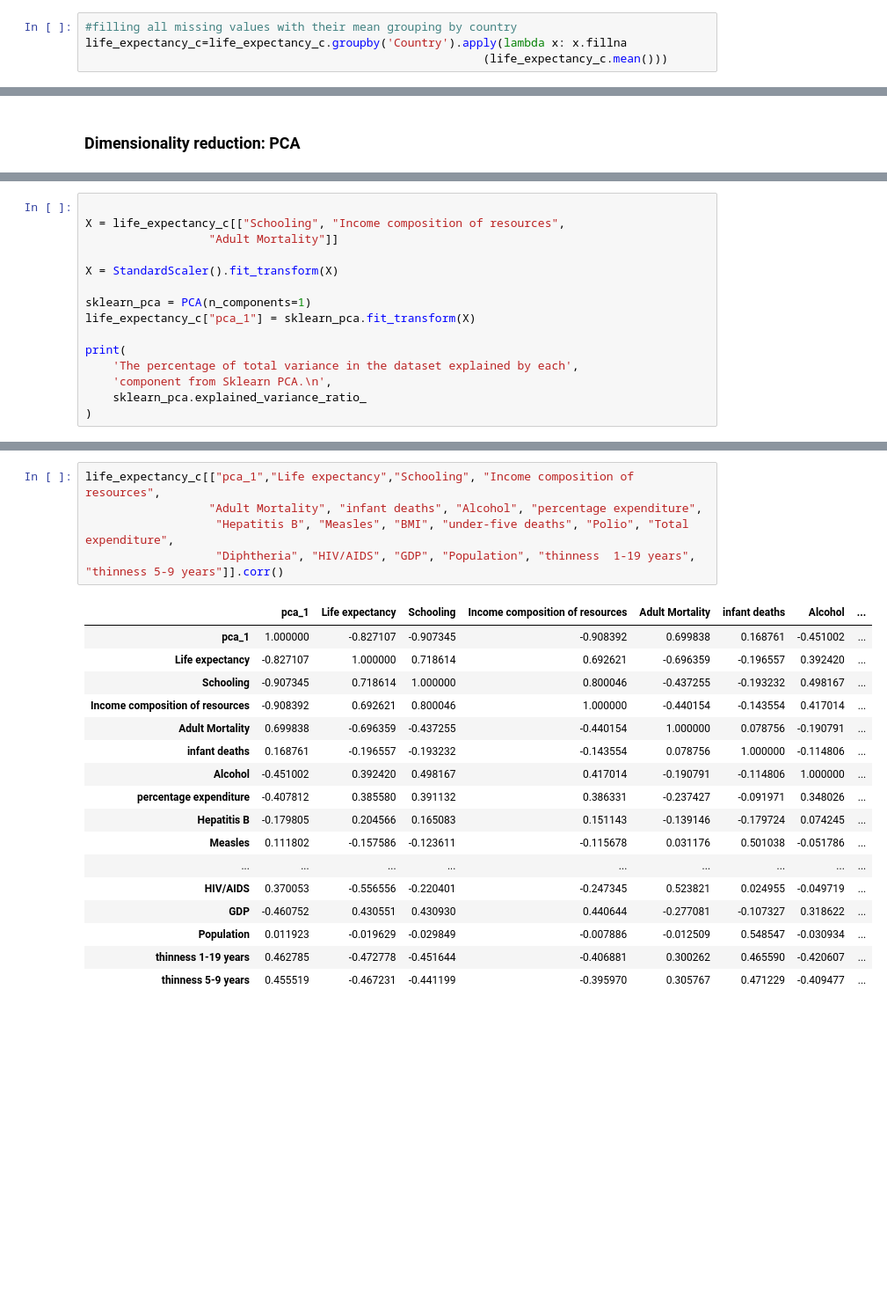
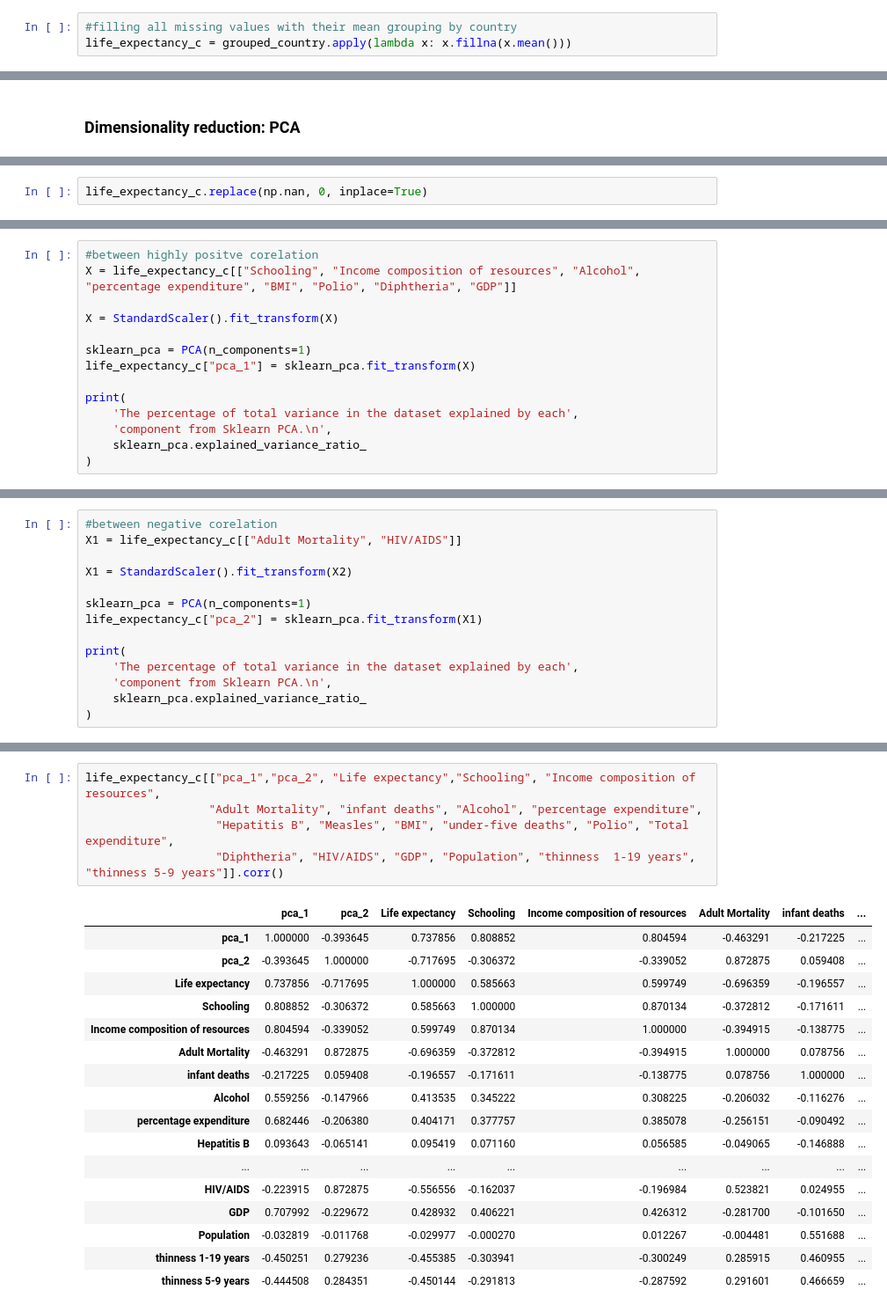
Before and after one commit to pspabhandari/EDA-challenge, a Jupyter notebook: EDA challenge.ipynb, the cells around one changed output, grey strips where cells are left out. Shown at 88% size. Drawn from its saved outputs; the diff is of its cells as text; blank space fills up the shorter version.

```diff
--- a/EDA challenge.ipynb
+++ b/EDA challenge.ipynb
@@ -228,4 +211,3 @@ life_expectancy_cg
 # %%
 #filling all missing values with their mean grouping by country
-life_expectancy_c=life_expectancy_c.groupby('Country').apply(lambda x: x.fillna
-                                                          (life_expectancy_c.mean()))
+life_expectancy_c = grouped_country.apply(lambda x: x.fillna(x.mean()))
@@ -1169,0 +1062,2 @@ plt.show()
+# %%
+life_expectancy_c.replace(np.nan, 0, inplace=True)
@@ -1191,7 +1107,6 @@ life_expectancy_c.corr()
 # %%
-
-X = life_expectancy_c[["Schooling", "Income composition of resources",
-                  "Adult Mortality"]]
+#between highly positve corelation
+X = life_expectancy_c[["Schooling", "Income composition of resources", "Alcohol", "percentage expenditure", "BMI", "Polio", "Diphtheria", "GDP"]]
 
 X = StandardScaler().fit_transform(X)
 
@@ -1208,0 +1124,14 @@ The percentage of total variance in the dataset explained by each component from
+# %%
+#between negative corelation
+X1 = life_expectancy_c[["Adult Mortality", "HIV/AIDS"]]
+
+X1 = StandardScaler().fit_transform(X2)
+
+sklearn_pca = PCA(n_components=1)
+life_expectancy_c["pca_2"] = sklearn_pca.fit_transform(X1)
+
+print(
+    'The percentage of total variance in the dataset explained by each',
+    'component from Sklearn PCA.\n',
+    sklearn_pca.explained_variance_ratio_
+)
@@ -1209,23 +1143,23 @@ The percentage of total variance in the dataset explained by each component from
 # %%
-life_expectancy_c[["pca_1","Life expectancy","Schooling", "Income composition of resources",
+life_expectancy_c[["pca_1","pca_2", "Life expectancy","Schooling", "Income composition of resources",
                   "Adult Mortality", "infant deaths", "Alcohol", "percentage expenditure",
                    "Hepatitis B", "Measles", "BMI", "under-five deaths", "Polio", "Total expenditure",
                    "Diphtheria", "HIV/AIDS", "GDP", "Population", "thinness  1-19 years", "thinness 5-9 years"]].corr()
 # %% [output]
-|  | pca_1 | Life expectancy | Schooling | Income composition of resources | Adult Mortality | infant deaths | Alcohol | ... |
-| pca_1 | 1.000000 | -0.827107 | -0.907345 | -0.908392 | 0.699838 | 0.168761 | -0.451002 | ... |
-| Life expectancy | -0.827107 | 1.000000 | 0.718614 | 0.692621 | -0.696359 | -0.196557 | 0.392420 | ... |
-| Schooling | -0.907345 | 0.718614 | 1.000000 | 0.800046 | -0.437255 | -0.193232 | 0.498167 | ... |
-| Income composition of resources | -0.908392 | 0.692621 | 0.800046 | 1.000000 | -0.440154 | -0.143554 | 0.417014 | ... |
-| Adult Mortality | 0.699838 | -0.696359 | -0.437255 | -0.440154 | 1.000000 | 0.078756 | -0.190791 | ... |
-| infant deaths | 0.168761 | -0.196557 | -0.193232 | -0.143554 | 0.078756 | 1.000000 | -0.114806 | ... |
-| Alcohol | -0.451002 | 0.392420 | 0.498167 | 0.417014 | -0.190791 | -0.114806 | 1.000000 | ... |
-| percentage expenditure | -0.407812 | 0.385580 | 0.391132 | 0.386331 | -0.237427 | -0.091971 | 0.348026 | ... |
-| Hepatitis B | -0.179805 | 0.204566 | 0.165083 | 0.151143 | -0.139146 | -0.179724 | 0.074245 | ... |
-| Measles | 0.111802 | -0.157586 | -0.123611 | -0.115678 | 0.031176 | 0.501038 | -0.051786 | ... |
+|  | pca_1 | pca_2 | Life expectancy | Schooling | Income composition of resources | Adult Mortality | infant deaths | ... |
+| pca_1 | 1.000000 | -0.393645 | 0.737856 | 0.808852 | 0.804594 | -0.463291 | -0.217225 | ... |
+| pca_2 | -0.393645 | 1.000000 | -0.717695 | -0.306372 | -0.339052 | 0.872875 | 0.059408 | ... |
+| Life expectancy | 0.737856 | -0.717695 | 1.000000 | 0.585663 | 0.599749 | -0.696359 | -0.196557 | ... |
+| Schooling | 0.808852 | -0.306372 | 0.585663 | 1.000000 | 0.870134 | -0.372812 | -0.171611 | ... |
+| Income composition of resources | 0.804594 | -0.339052 | 0.599749 | 0.870134 | 1.000000 | -0.394915 | -0.138775 | ... |
+| Adult Mortality | -0.463291 | 0.872875 | -0.696359 | -0.372812 | -0.394915 | 1.000000 | 0.078756 | ... |
+| infant deaths | -0.217225 | 0.059408 | -0.196557 | -0.171611 | -0.138775 | 0.078756 | 1.000000 | ... |
+| Alcohol | 0.559256 | -0.147966 | 0.413535 | 0.345222 | 0.308225 | -0.206032 | -0.116276 | ... |
+| percentage expenditure | 0.682446 | -0.206380 | 0.404171 | 0.377757 | 0.385078 | -0.256151 | -0.090492 | ... |
+| Hepatitis B | 0.093643 | -0.065141 | 0.095419 | 0.071160 | 0.056585 | -0.049065 | -0.146888 | ... |
 | ... | ... | ... | ... | ... | ... | ... | ... | ... |
-| HIV/AIDS | 0.370053 | -0.556556 | -0.220401 | -0.247345 | 0.523821 | 0.024955 | -0.049719 | ... |
-| GDP | -0.460752 | 0.430551 | 0.430930 | 0.440644 | -0.277081 | -0.107327 | 0.318622 | ... |
-| Population | 0.011923 | -0.019629 | -0.029849 | -0.007886 | -0.012509 | 0.548547 | -0.030934 | ... |
-| thinness 1-19 years | 0.462785 | -0.472778 | -0.451644 | -0.406881 | 0.300262 | 0.465590 | -0.420607 | ... |
-| thinness 5-9 years | 0.455519 | -0.467231 | -0.441199 | -0.395970 | 0.305767 | 0.471229 | -0.409477 | ... |
+| HIV/AIDS | -0.223915 | 0.872875 | -0.556556 | -0.162037 | -0.196984 | 0.523821 | 0.024955 | ... |
+| GDP | 0.707992 | -0.229672 | 0.428932 | 0.406221 | 0.426312 | -0.281700 | -0.101650 | ... |
+| Population | -0.032819 | -0.011768 | -0.029977 | -0.000270 | 0.012267 | -0.004481 | 0.551688 | ... |
+| thinness 1-19 years | -0.450251 | 0.279236 | -0.455385 | -0.303941 | -0.300249 | 0.285915 | 0.460955 | ... |
+| thinness 5-9 years | -0.444508 | 0.284351 | -0.450144 | -0.291813 | -0.287592 | 0.291601 | 0.466659 | ... |
```
Also changed, not shown: parts of 58 cells of this notebook.
